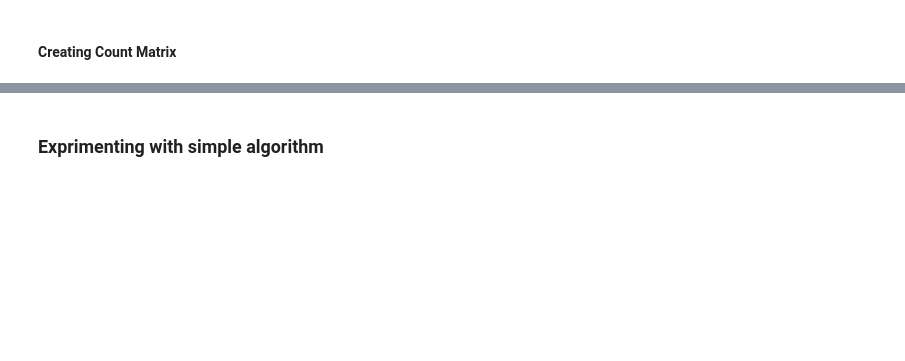
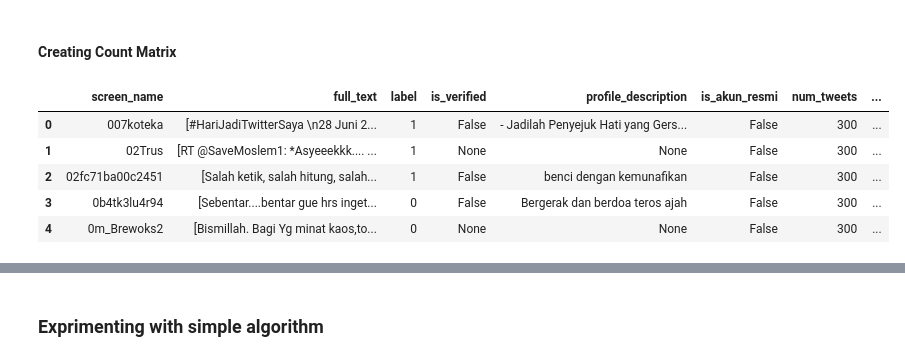
Before and after one commit to jakartaresearch/adi-buzzer, a Jupyter notebook: notebook/40_buzzer_classifier.ipynb, the cells around one changed output, grey strips where cells are left out. Drawn from its saved outputs; the diff is of its cells as text; code cells hidden in the pictures; blank space fills up the shorter version.

```diff
--- a/notebook/40_buzzer_classifier.ipynb
+++ b/notebook/40_buzzer_classifier.ipynb
@@ -180,6 +244,13 @@ d_train.label_encoded.value_counts().plot(kind='pie', autopct='%.2f')
 # %% [markdown]
 #### Creating Count Matrix
 # %%
-d_train
+d_train.head()
+# %% [output]
+|  | screen_name | full_text | label | is_verified | profile_description | is_akun_resmi | num_tweets | ... |
+| 0 | 007koteka | [#HariJadiTwitterSaya \n28 Juni 2... | 1 | False | - Jadilah Penyejuk Hati yang Gers... | False | 300 | ... |
+| 1 | 02Trus | [RT @SaveMoslem1: *Asyeeekkk.... ... | 1 | None | None | False | 300 | ... |
+| 2 | 02fc71ba00c2451 | [Salah ketik, salah hitung, salah... | 1 | False | benci dengan kemunafikan | False | 300 | ... |
+| 3 | 0b4tk3lu4r94 | [Sebentar....bentar gue hrs inget... | 0 | False | Bergerak dan berdoa teros ajah | False | 300 | ... |
+| 4 | 0m_Brewoks2 | [Bismillah. Bagi Yg minat kaos,to... | 0 | None | None | False | 300 | ... |
 # %%
 d_train.shape
```
Also changed, not shown: parts of 59 cells of this notebook, 2 other files.
